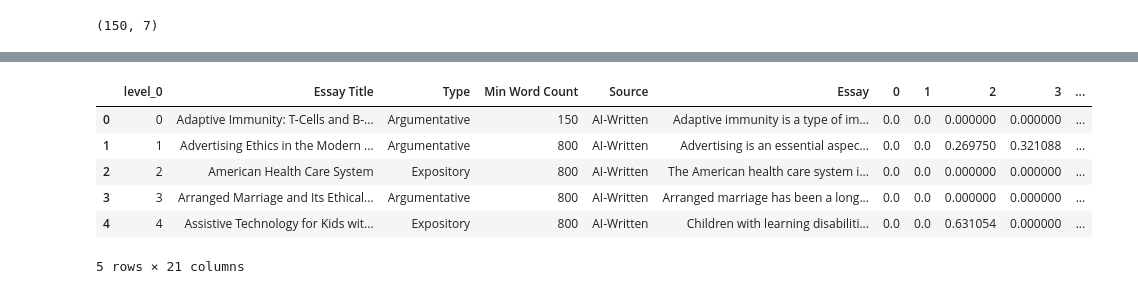
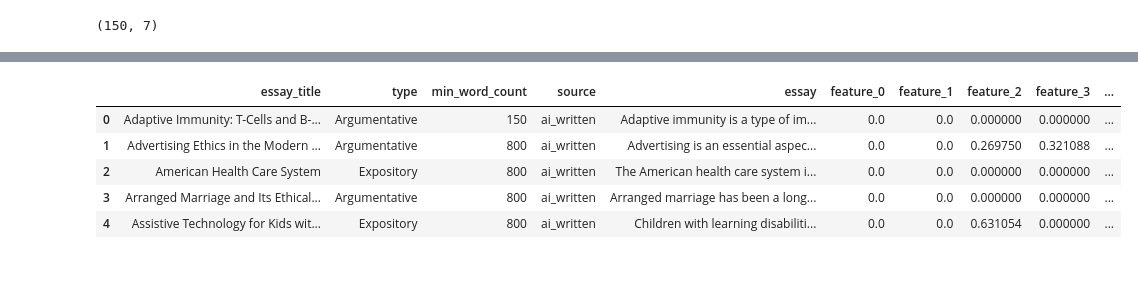
Before and after one commit to suhavni/chatgpt-detection, a Jupyter notebook: text-classifier.ipynb, the cells around one changed output, grey strips where cells are left out. Saved outputs shown, nothing was run; the diff lists cells and outputs as text; code cells hidden in the pictures.

```diff
--- a/text-classifier.ipynb
+++ b/text-classifier.ipynb
@@ -15,5 +17,13 @@ df1000[MIN_WORD_COUNT] = 800
 df1000[MAX_WORD_COUNT] = 1200
 
 df = pd.concat([df200, df500, df1000])
+df.columns = df.columns \
+    .str.strip() \
+    .str.lower() \
+    .str.replace(' ', '_') \
+    .str.replace('(', '') \
+    .str.replace(')', '') \
+    .str.replace('-','_') \
+    .map(lambda x: 'x'+x if x in keyword.kwlist else x )
 df.head(5)
 # %% [output]
@@ -24,14 +34,14 @@ df.head(5)
 | 3 | Philosophy Teaching and Learning ... | Teaching and learning philosophy ... | Teaching and learning philosophy ... | Expository | 150 | 200 |
 | 4 | Buddhism and Hinduism: Religious ... | Buddhism and Hinduism have the sa... | Buddhism and Hinduism are two maj... | Compare & Contrast | 150 | 200 |
 # %%
-melted_df = df.melt(id_vars=['Essay Title', 'Type', 'Min Word Count'], value_vars=['Human-Written', 'AI-Written'], var_name='Source', value_name='Essay')
+melted_df = df.melt(id_vars=['essay_title', 'type', 'min_word_count'], value_vars=['human_written', 'ai_written'], var_name='source', value_name='essay')
 
 def convert_label(label):
-    return 1 if label == 'Human-Written' else 0
+    return 1 if label == 'human_written' else 0
 
-melted_df['Labels'] = melted_df['Source'].apply(convert_label)
+melted_df['labels'] = melted_df['source'].apply(convert_label)
 
-melted_df = melted_df.sort_values(by=['Source', 'Essay Title']).reset_index()
+melted_df = melted_df.sort_values(by=['source', 'essay_title']).reset_index()
 melted_df.shape
 # %% [output]
 (150, 7)
@@ -39,7 +49,7 @@ melted_df.shape
 train_df = pd.concat([melted_df[:60], melted_df[75:135]])
 test_df = pd.concat([melted_df[60:75], melted_df[135:]])
 
-shuffled_train_df = train_df.sample(frac=1).reset_index().drop('index', axis=1)
-shuffled_test_df = test_df.sample(frac=1).reset_index().drop('index', axis=1)
+shuffled_train_df = train_df.sample(frac=1).reset_index().drop(['index', 'level_0'], axis=1)
+shuffled_test_df = test_df.sample(frac=1).reset_index().drop(['index', 'level_0'], axis=1)
 shuffled_train_df.head(5)
 # %% [output]
@@ -100,7 +110,7 @@ def ngram_vectorize(train_texts, train_labels, val_texts):
     x_val = selector.transform(x_val).astype('float32')
     return x_train, x_val
 # %%
-x_train, x_val = ngram_vectorize(shuffled_train_df['Essay'], shuffled_train_df['Labels'], shuffled_test_df['Essay'])
+x_train, x_val = ngram_vectorize(shuffled_train_df['essay'], shuffled_train_df['labels'], shuffled_test_df['essay'])
 
 x_val.shape
 x_val.toarray()
@@ -108,7 +118,8 @@ vectorized_train_df = pd.DataFrame(x_train.toarray())
 vectorized_val_df = pd.DataFrame(x_val.toarray())
 
 vectorized_df = pd.concat([vectorized_train_df, vectorized_val_df])
-vectorized_df.head(5), shuffled_train_df['Source'].head(5)
 
-vectorized_df.shape
+for i in range(len(vectorized_df.columns)):
+    vectorized_df.rename(columns={vectorized_df.columns[i]: f"feature_{i}"}, inplace=True)
+vectorized_df.rename({})
 # %% [output]
@@ -133,12 +156,11 @@ finalized_features_df.head(5)
 # %%
 # sort by source
-finalized_features_df = finalized_features_df.sort_values(by=['Source', 'Essay Title']).reset_index().drop(['index', 'Labels'], axis=1)
+finalized_features_df = finalized_features_df.sort_values(by=['source', 'essay_title']).reset_index().drop(['index', 'labels'], axis=1)
 finalized_features_df.head(5)
 # %% [output]
-|  | level_0 | Essay Title | Type | Min Word Count | Source | Essay | 0 | 1 | 2 | 3 | ... |
-| 0 | 0 | Adaptive Immunity: T-Cells and B-... | Argumentative | 150 | AI-Written | Adaptive immunity is a type of im... | 0.0 | 0.0 | 0.000000 | 0.000000 | ... |
-| 1 | 1 | Advertising Ethics in the Modern ... | Argumentative | 800 | AI-Written | Advertising is an essential aspec... | 0.0 | 0.0 | 0.269750 | 0.321088 | ... |
-| 2 | 2 | American Health Care System | Expository | 800 | AI-Written | The American health care system i... | 0.0 | 0.0 | 0.000000 | 0.000000 | ... |
-| 3 | 3 | Arranged Marriage and Its Ethical... | Argumentative | 800 | AI-Written | Arranged marriage has been a long... | 0.0 | 0.0 | 0.000000 | 0.000000 | ... |
-| 4 | 4 | Assistive Technology for Kids wit... | Expository | 800 | AI-Written | Children with learning disabiliti... | 0.0 | 0.0 | 0.631054 | 0.000000 | ... |
+|  | essay_title | type | min_word_count | source | essay | feature_0 | feature_1 | feature_2 | feature_3 | ... |
+| 0 | Adaptive Immunity: T-Cells and B-... | Argumentative | 150 | ai_written | Adaptive immunity is a type of im... | 0.0 | 0.0 | 0.000000 | 0.000000 | ... |
+| 1 | Advertising Ethics in the Modern ... | Argumentative | 800 | ai_written | Advertising is an essential aspec... | 0.0 | 0.0 | 0.269750 | 0.321088 | ... |
+| 2 | American Health Care System | Expository | 800 | ai_written | The American health care system i... | 0.0 | 0.0 | 0.000000 | 0.000000 | ... |
+| 3 | Arranged Marriage and Its Ethical... | Argumentative | 800 | ai_written | Arranged marriage has been a long... | 0.0 | 0.0 | 0.000000 | 0.000000 | ... |
+| 4 | Assistive Technology for Kids wit... | Expository | 800 | ai_written | Children with learning disabiliti... | 0.0 | 0.0 | 0.631054 | 0.000000 | ... |
-5 rows × 21 columns
```
Also changed, not shown: parts of 11 cells of this notebook, 1 other file.
